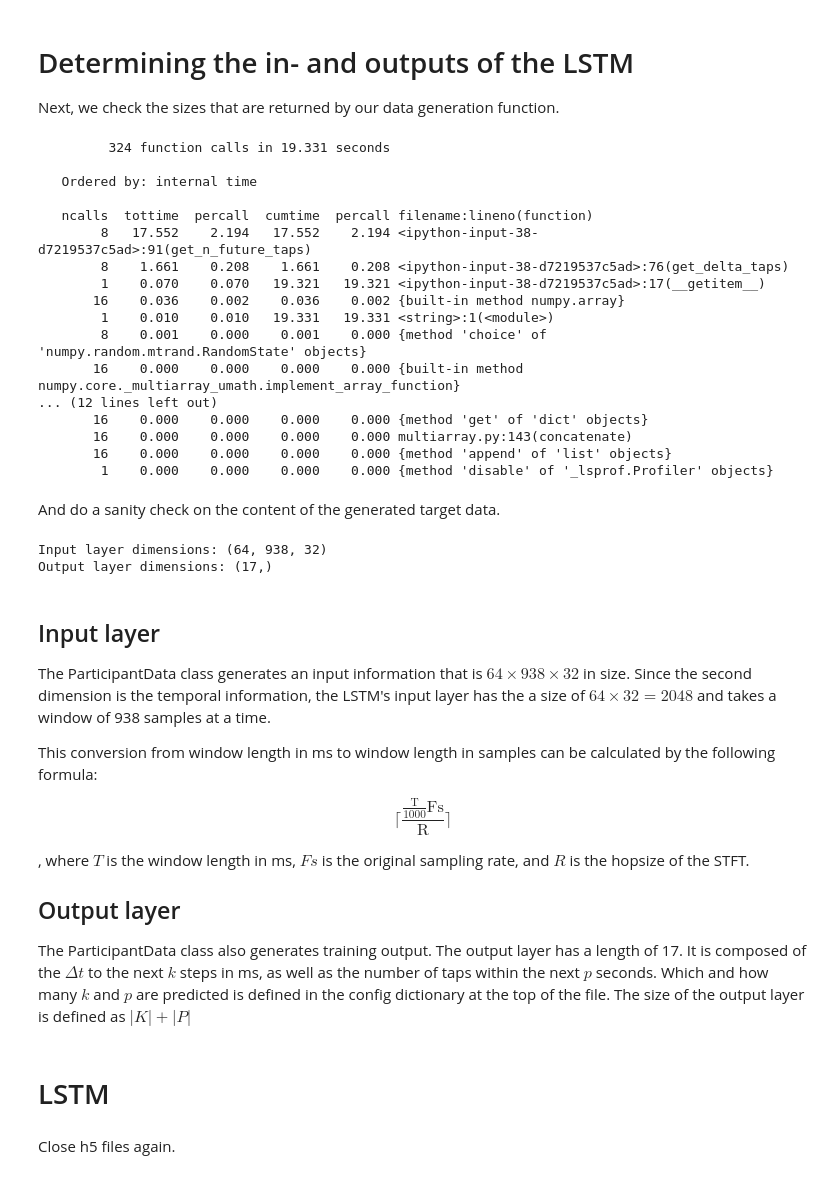
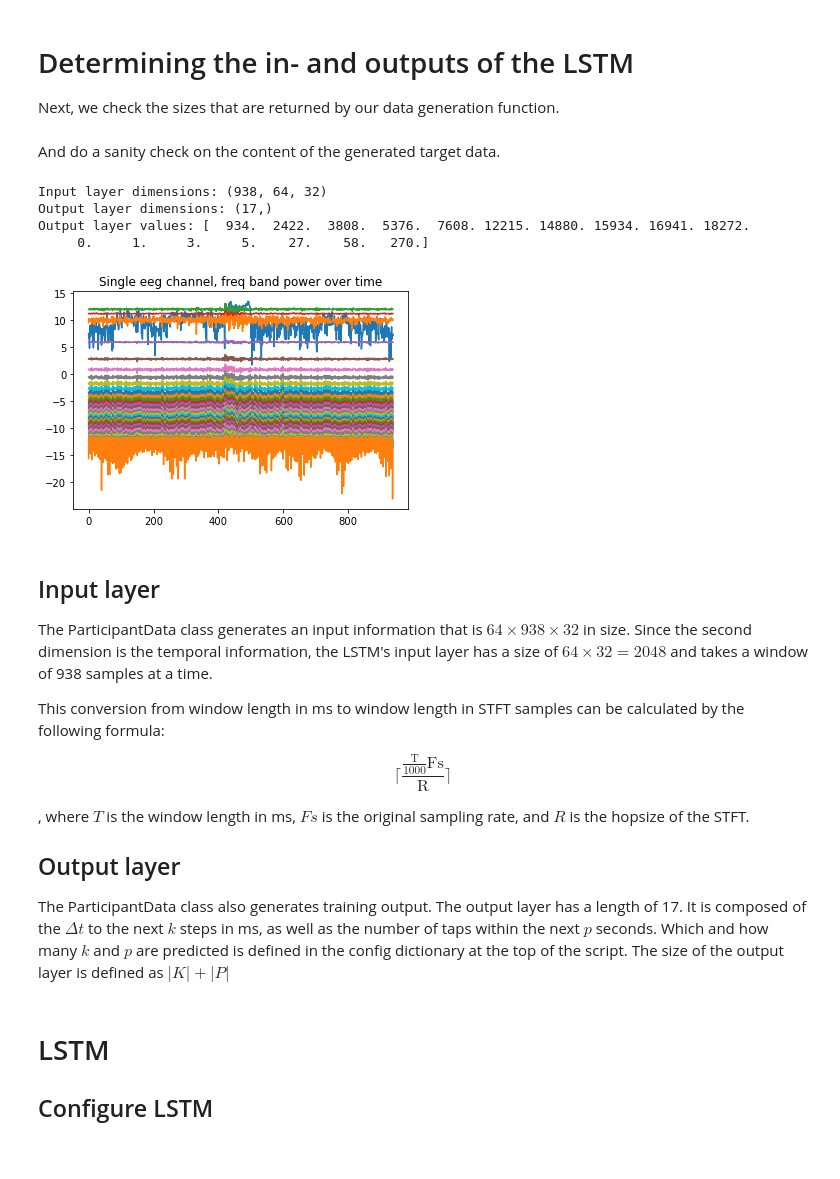
Before and after one commit to luka-ve/movement_prediction, a Jupyter notebook: Python/LSTM_movement_prediction.ipynb, the cells around one changed output. Saved outputs shown, nothing was run; the diff lists cells and outputs as text; code cells hidden in the pictures.

Commit message:
Fixed Sequence mistakes and added plotting

```diff
--- a/Python/LSTM_movement_prediction.ipynb
+++ b/Python/LSTM_movement_prediction.ipynb
@@ -170,7 +81,7 @@ class DataLoader(keras.utils.Sequence):
 
 
     def __len__(self):
-        [win.shape[1] for win in x]
+        return sum([win.shape[1] for win in x])
 
 
     def __getitem__(self, index=0):
@@ -197,7 +108,7 @@ class DataLoader(keras.utils.Sequence):
 
                 output_data = self.get_taps_in_window(self.y[subset_idx], window_end_idx_tap_adjusted)
             else:
-                subset_idx = 0 # TODO Change this as soon as I know how __getitem__ is called
+                subset_idx = 0 # TODO Change this as soon as I know how and when __getitem__ is called during the fit and test stage
 
                 # EEG data
                 window_length_in_samples = np.ceil(self.window_length / config['stft_stride']).astype(np.int)
@@ -207,6 +118,8 @@ class DataLoader(keras.utils.Sequence):
                 # Tap data
                 window_end_idx_tap_adjusted = np.ceil(np.array(index) * config['sampling_rate_after_stft']).astype(np.int)
                 output_data = self.get_taps_in_window(self.y[subset_idx], window_end_idx_tap_adjusted)
+
+            input_data = np.moveaxis(input_data, 1, 0)
 
             X.append(input_data)
             Y.append(output_data)
@@ -265,40 +178,30 @@ Next, we check the sizes that are returned by our data generation function.
 # %%
 ppt1 = DataLoader(stft, taps, batch_size=8)
 # %%
-%prun my_batch_x, my_batch_y = ppt1[0] # get a random batch
+my_batch_x, my_batch_y = ppt1[0] # get a random batch
-# %% [output]
-         324 function calls in 19.331 seconds
-
-   Ordered by: internal time
-
-   ncalls  tottime  percall  cumtime  percall filename:lineno(function)
-        8   17.552    2.194   17.552    2.194 <ipython-input-38-d7219537c5ad>:91(get_n_future_taps)
-        8    1.661    0.208    1.661    0.208 <ipython-input-38-d7219537c5ad>:76(get_delta_taps)
-        1    0.070    0.070   19.321   19.321 <ipython-input-38-d7219537c5ad>:17(__getitem__)
-       16    0.036    0.002    0.036    0.002 {built-in method numpy.array}
-        1    0.010    0.010   19.331   19.331 <string>:1(<module>)
-        8    0.001    0.000    0.001    0.000 {method 'choice' of 'numpy.random.mtrand.RandomState' objects}
-       16    0.000    0.000    0.000    0.000 {built-in method numpy.core._multiarray_umath.implement_array_function}
-... (12 lines left out)
-       16    0.000    0.000    0.000    0.000 {method 'get' of 'dict' objects}
-       16    0.000    0.000    0.000    0.000 multiarray.py:143(concatenate)
-       16    0.000    0.000    0.000    0.000 {method 'append' of 'list' objects}
-        1    0.000    0.000    0.000    0.000 {method 'disable' of '_lsprof.Profiler' objects}
 # %% [markdown]
 And do a sanity check on the content of the generated target data.
 # %%
 np.set_printoptions(suppress=True)
 
 print(f'Input layer dimensions: {my_batch_x[0].shape}')
 print(f'Output layer dimensions: {my_batch_y[0].shape}')
+print(f'Output layer values: {my_batch_y[0]}')
+
+plt.plot(my_batch_x[0][:, 0, :])
+plt.title('Single eeg channel, freq band power over time')
+plt.show()
 # %% [output]
-Input layer dimensions: (64, 938, 32)
+Input layer dimensions: (938, 64, 32)
 Output layer dimensions: (17,)
+Output layer values: [  934.  2422.  3808.  5376.  7608. 12215. 14880. 15934. 16941. 18272.
+     0.     1.     3.     5.    27.    58.   270.]
+[figure, added]
 # %% [markdown]
 ## Input layer
-The ParticipantData class generates an input information that is $64 \times 938 \times 32$ in size. Since the second dimension is the temporal information, the LSTM's input layer has the a size of $64 \times 32 = 2048$ and takes a window of 938 samples at a time.
+The ParticipantData class generates an input information that is $64 \times 938 \times 32$ in size. Since the second dimension is the temporal information, the LSTM's input layer has a size of $64 \times 32 = 2048$ and takes a window of 938 samples at a time.
 
-This conversion from window length in ms to window length in samples can be calculated by the following formula:
+This conversion from window length in ms to window length in STFT samples can be calculated by the following formula:
 
 $$
 \bigl\lceil
@@ -310,6 +213,7 @@ $$
 , where $T$ is the window length in ms, $Fs$ is the original sampling rate, and $R$ is the hopsize of the STFT.
 
 ## Output layer
-The ParticipantData class also generates training output. The output layer has a length of 17. It is composed of the $\Delta t$ to the next $k$ steps in ms, as well as the number of taps within the next $p$ seconds. Which and how many $k$ and $p$ are predicted is defined in the config dictionary at the top of the file. The size of the output layer is defined as $|K| + |P|$
+The ParticipantData class also generates training output. The output layer has a length of 17. It is composed of the $\Delta t$ to the next $k$ steps in ms, as well as the number of taps within the next $p$ seconds. Which and how many $k$ and $p$ are predicted is defined in the config dictionary at the top of the script. The size of the output layer is defined as $|K| + |P|$
 # %% [markdown]
 # LSTM
+## Configure LSTM
@@ -325,2 +219,0 @@ model.add
-# %% [markdown]
-Close h5 files again.
```
Also changed, not shown: parts of 10 cells of this notebook.
